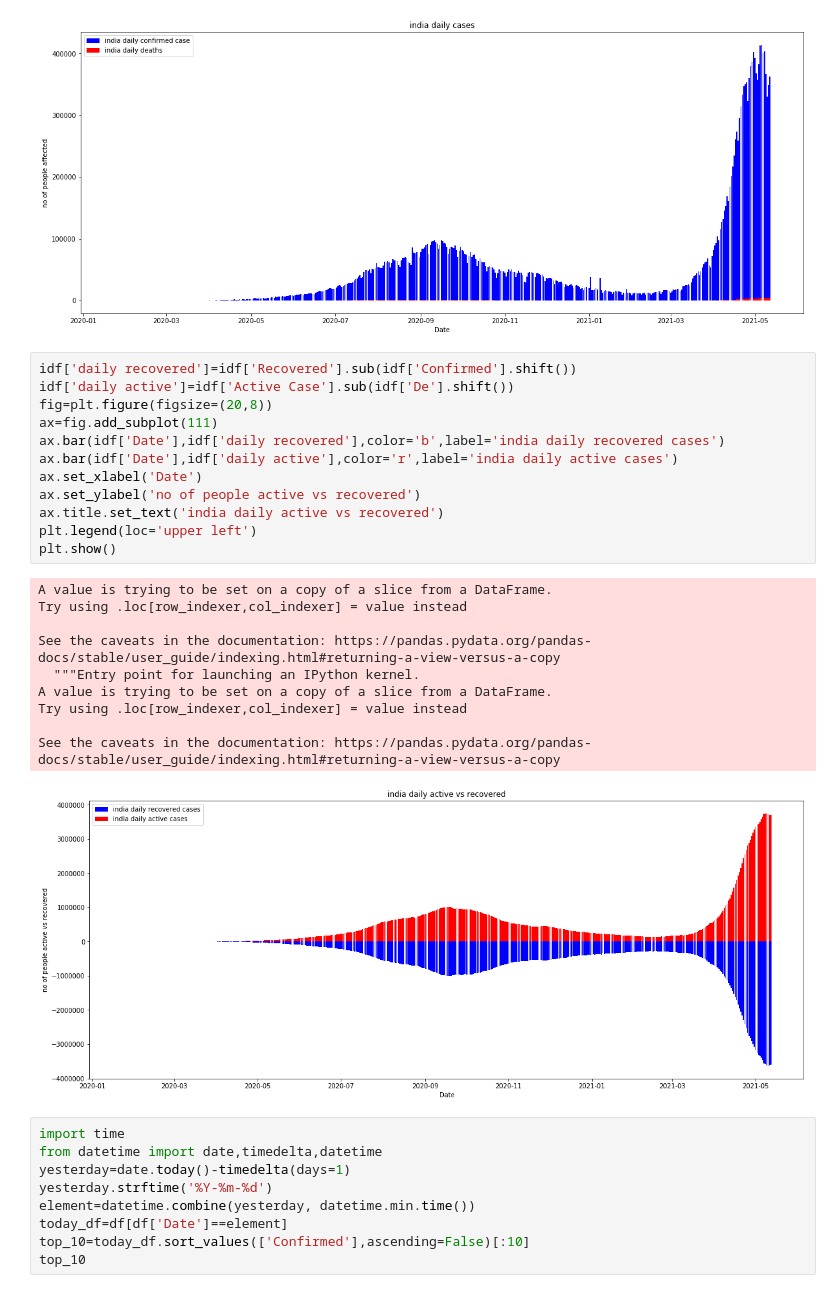
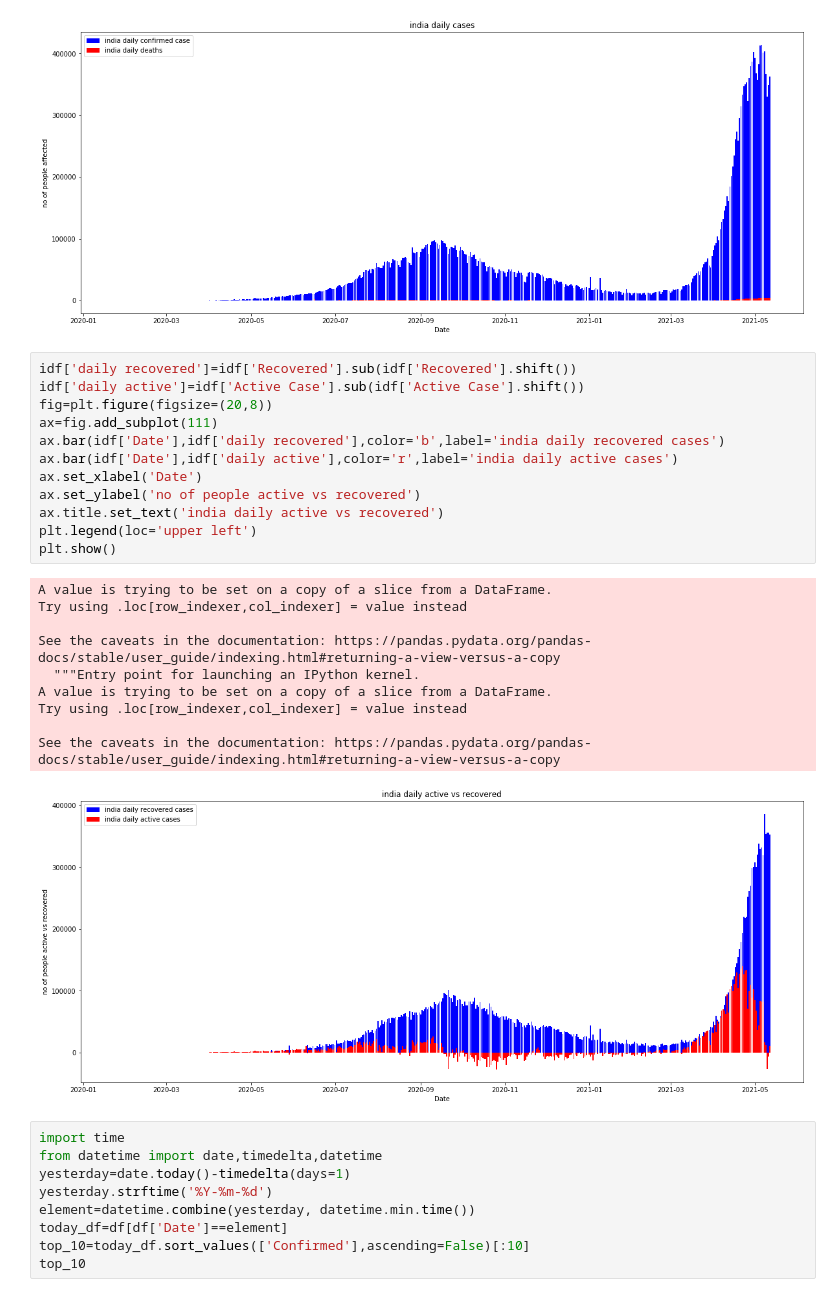
Before and after one commit to freq31/covid-19-data-visualisation, a Jupyter notebook: covid19 visualization.ipynb, the cells around one changed output. Drawn from its saved outputs; the diff is of its cells as text.

Commit message:
Add files via upload
covid 19 data visualisation:
india and the world

```diff
--- a/covid19 visualization.ipynb
+++ b/covid19 visualization.ipynb
@@ -80,28 +80,28 @@ See the caveats in the documentation: https://pandas.pydata.org/pandas-docs/stab
   """
 [figure]
 # %%
-idf['daily recovered']=idf['Recovered'].sub(idf['Confirmed'].shift())
-idf['daily active']=idf['Active Case'].sub(idf['De'].shift())
+idf['daily recovered']=idf['Recovered'].sub(idf['Recovered'].shift())
+idf['daily active']=idf['Active Case'].sub(idf['Active Case'].shift())
 fig=plt.figure(figsize=(20,8))
 ax=fig.add_subplot(111)
 ax.bar(idf['Date'],idf['daily recovered'],color='b',label='india daily recovered cases')
 ax.bar(idf['Date'],idf['daily active'],color='r',label='india daily active cases')
 ax.set_xlabel('Date')
 ax.set_ylabel('no of people active vs recovered')
 ax.title.set_text('india daily active vs recovered')
 plt.legend(loc='upper left')
 plt.show()
 # %% [output]
 A value is trying to be set on a copy of a slice from a DataFrame.
 Try using .loc[row_indexer,col_indexer] = value instead
 
 See the caveats in the documentation: https://pandas.pydata.org/pandas-docs/stable/user_guide/indexing.html#returning-a-view-versus-a-copy
   """Entry point for launching an IPython kernel.
 A value is trying to be set on a copy of a slice from a DataFrame.
 Try using .loc[row_indexer,col_indexer] = value instead
 
 See the caveats in the documentation: https://pandas.pydata.org/pandas-docs/stable/user_guide/indexing.html#returning-a-view-versus-a-copy
-[figure, old version]
+[figure, new version]
 # %%
 import time
 from datetime import date,timedelta,datetime
```
